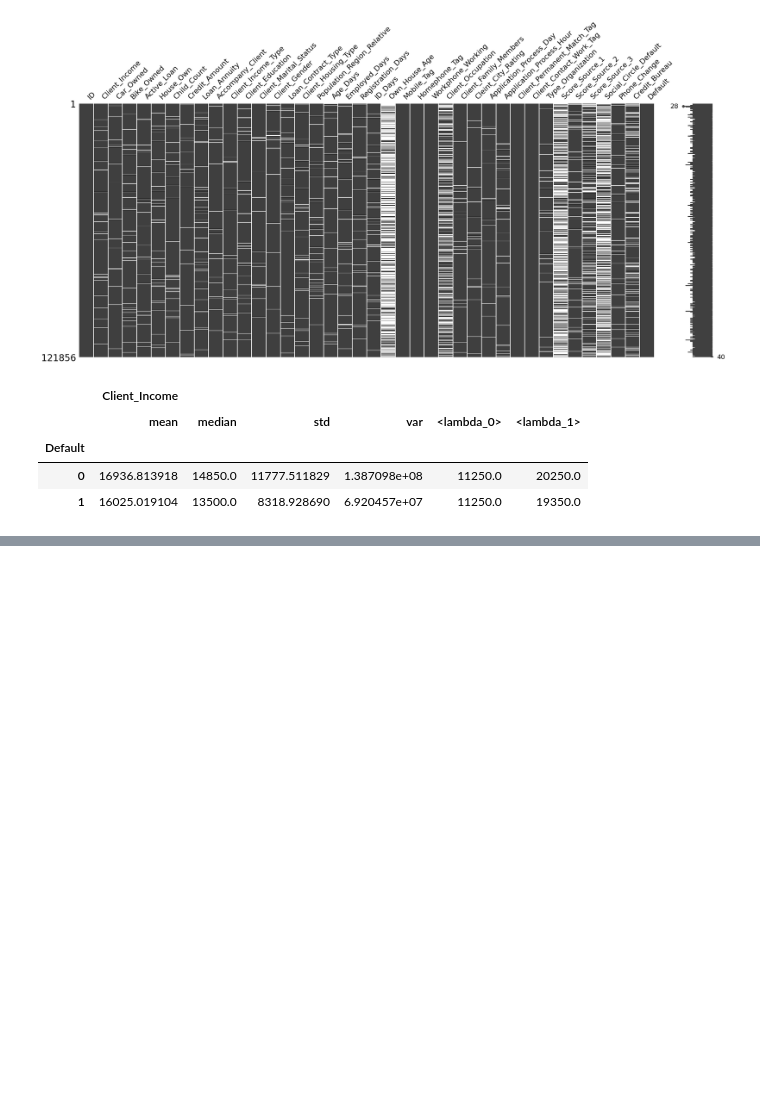
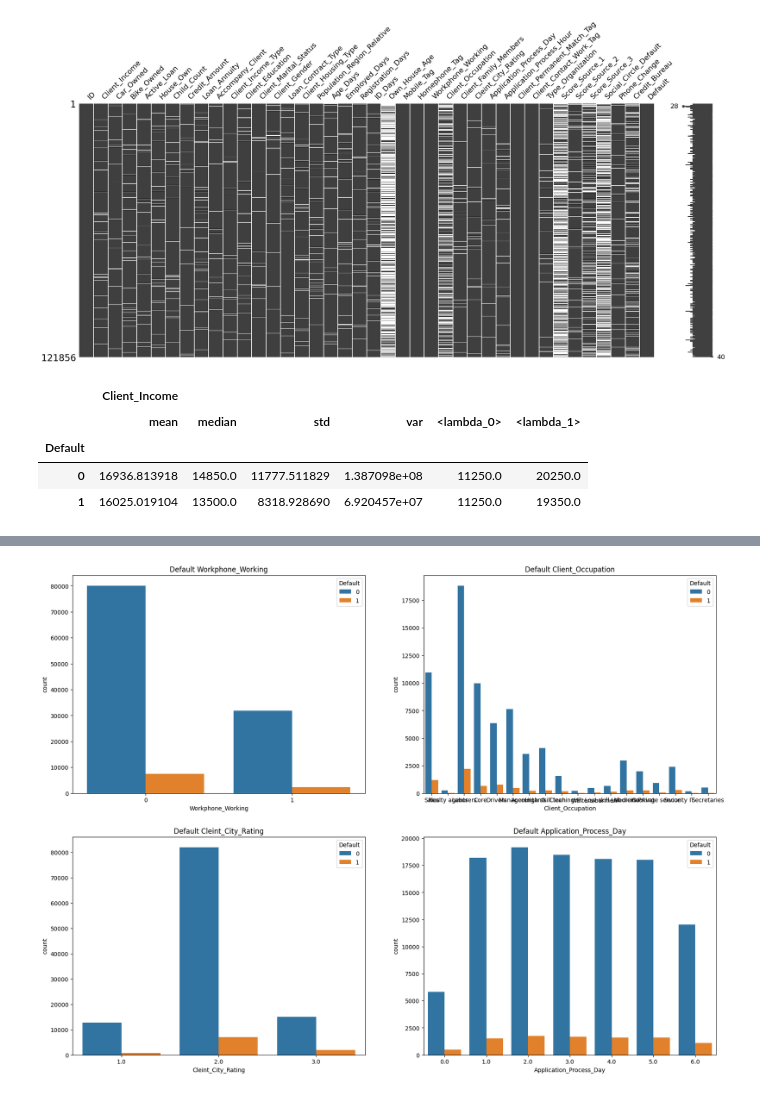
Before and after one commit to kimhyunso/semi_project, a Jupyter notebook: test.ipynb, the cells around one changed output, grey strips where cells are left out. Saved outputs shown, nothing was run; the diff lists cells and outputs as text; code cells hidden in the pictures; blank space fills up the shorter version.

```diff
--- a/test.ipynb
+++ b/test.ipynb
@@ -113,0 +230,11 @@ plt.show()
+# %%
+plt.figure(figsize=(20,15))
+i = 1
+for col in categorical_columns[14:18]:
+    plt.subplot(2,2,i)
+    i+=1
+    sns.countplot(data=data, x=col, hue='Default',)
+    plt.title(f'Default {col}')
+plt.show()
+# %% [output]
+[figure, added]
```
Also changed, not shown: parts of 13 cells of this notebook.
